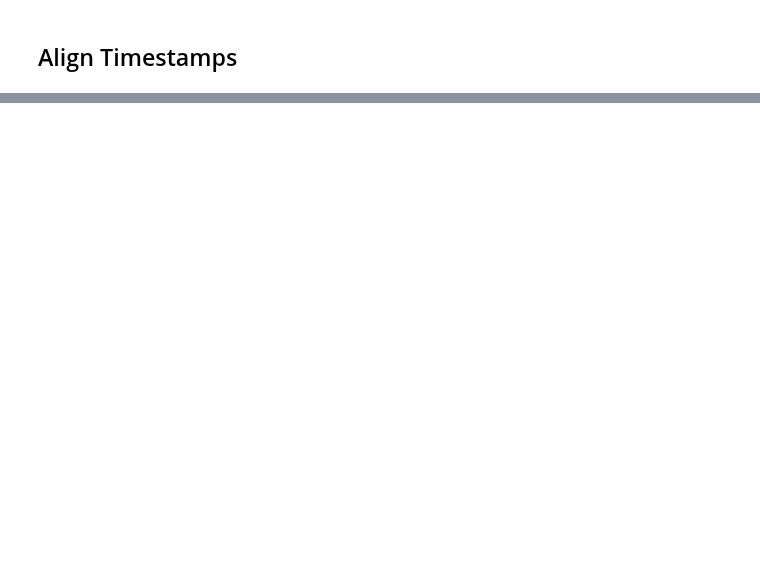
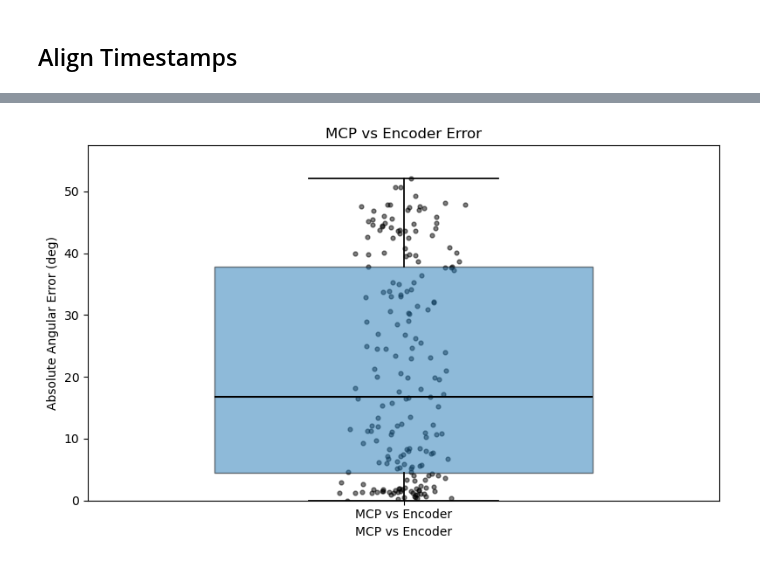
Before and after one commit to neuralengatberkeley/Strain-Sensor-, a Jupyter notebook: Code/analysis/camera_encoder_cal.ipynb, the cells around one changed output, grey strips where cells are left out. Cells and saved outputs as stored; diff of their text form; code cells hidden in the pictures; blank space fills up the shorter version.

```diff
--- a/Code/analysis/camera_encoder_cal.ipynb
+++ b/Code/analysis/camera_encoder_cal.ipynb
@@ -284,0 +288,64 @@ plt.show()
+# %%
+# --- Pull absolute error as a clean NumPy array ---
+err_col = "abs_error_deg" if "abs_error_deg" in df_err.columns else "abs_error"
+aerr = pd.to_numeric(df_err[err_col], errors="coerce").to_numpy()
+aerr = aerr[np.isfinite(aerr)]
+
+# --- Option A: single box (simple) ---
+errors_per_run = [aerr]
+labels = ["MCP vs Encoder"]
+
+# (Optional) If you have a grouping column (e.g., 'Sample' or 'sample_id'), uncomment:
+# group_col = "Sample" if "Sample" in df_err.columns else ("sample_id" if "sample_id" in df_err.columns else None)
+# if group_col is not None:
+#     groups = [g for g in df_err[group_col].dropna().unique().tolist()]
+#     errors_per_run = [pd.to_numeric(df_err.loc[df_err[group_col]==g, err_col], errors="coerce")
+#                         .dropna().to_numpy() for g in groups]
+#     labels = groups
+
+# --- Style settings (your style) ---
+box_color  = "#1f77b4"
+box_alpha  = 0.5
+data_alpha = 0.5
+jitter     = 0.04
+
+fig, ax = plt.subplots(figsize=(8, 5))
+
+bp = ax.boxplot(
+    errors_per_run,
+    labels=labels,
+    patch_artist=True,
+    showfliers=False,
+    widths=0.6
+)
+
+# Style boxes (uniform color)
+for patch in bp["boxes"]:
+    patch.set_facecolor(box_color)
+    patch.set_alpha(box_alpha)
+    patch.set_edgecolor("black")
+for med in bp["medians"]:
+    med.set_color("black"); med.set_linewidth(1.5)
+for w in bp["whiskers"]:
+    w.set_color("black"); w.set_linewidth(1.25)
+for cap in bp["caps"]:
+    cap.set_color("black"); cap.set_linewidth(1.25)
+
+# Overlay jittered points
+for i, arr in enumerate(errors_per_run, start=1):
+    if len(arr):
+        x = np.random.normal(loc=i, scale=jitter, size=len(arr))
+        ax.scatter(x, arr, s=12, alpha=data_alpha, color="black")
+
+ax.set_xlabel(labels[0] if len(labels)==1 else "Group")
+ax.set_ylabel("Absolute Angular Error (deg)")
+if aerr.size:
+    ymax = np.nanpercentile(aerr, 97.5)*1.2
+    ax.set_ylim(0, max(15, ymax))
+ax.set_title("MCP vs Encoder Error")
+
+plt.tight_layout()
+plt.show()
+# plt.savefig("mcp_vs_encoder_box.png", dpi=300, bbox_inches="tight")  # optional
+# %% [output]
+[figure, added]
```
Also changed, not shown: parts of 11 cells of this notebook, 9 other files.
